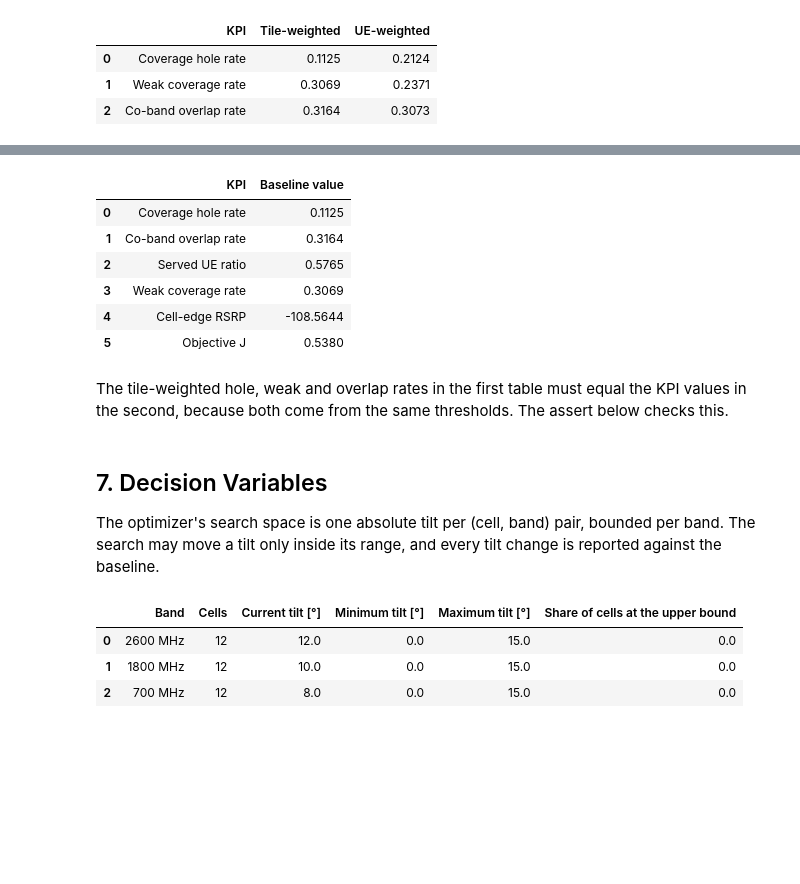
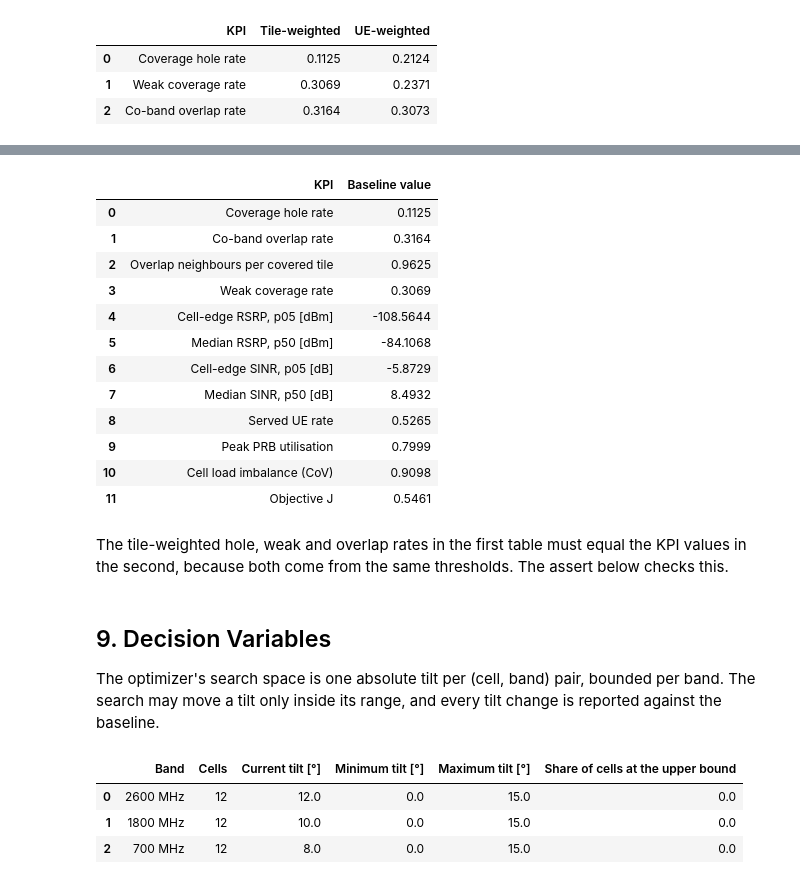
Before and after one commit to NguyenVu04/band-tilt, a Jupyter notebook: notebooks/02_preprocessing.ipynb, the cells around one changed output, grey strips where cells are left out. Drawn from its saved outputs; the diff is of its cells as text; code cells hidden in the pictures; blank space fills up the shorter version.

```diff
--- a/notebooks/02_preprocessing.ipynb
+++ b/notebooks/02_preprocessing.ipynb
@@ -159,7 +161,9 @@ $$\lambda_g = \left|\{\text{UE reports on tile } g\}\right| \geq 0$$
 
 The MDT is the subset of those rows the serving rule admits at the committed tilts. It is kept for later use; the search and evaluation use every UE row.
 # %%
-demand = np.bincount(
+# UE reports per tile, over the whole horizon. Not the demand map of
+# section 7: that is PRBs from the MDT, and it is smoothed.
+reports = np.bincount(
     ue["tile_row"].to_numpy(np.int64) * n_cols + ue["tile_col"].to_numpy(np.int64),
     minlength=n_rows * n_cols,
 ).reshape(n_rows, n_cols)
@@ -170,8 +174,8 @@ ue_overview = pd.DataFrame(
         ("MDT reports", len(mdt)),
         ("MDT share of UE reports", round(len(mdt) / len(ue), 4)),
         ("Intervals", ue["t_index"].nunique()),
-        ("Tiles with at least one report", int((demand > 0).sum())),
-        ("Share of tiles with a report", round(float((demand > 0).mean()), 4)),
+        ("Tiles with at least one report", int((reports > 0).sum())),
+        ("Share of tiles with a report", round(float((reports > 0).mean()), 4)),
         ("Hotspots", len(hotspots)),
     ],
     columns=["Property", "Value"],
@@ -391,0 +419,26 @@ weighted
+# %%
+demand_map = build_demand(mdt, artifacts, cfg)
+median_prb, tile_weight = demand_map[demand.MEDIAN_PRB], demand_map[demand.WEIGHT]
+reported = median_prb > 0
+
+# Where the weight actually lands, against how much ground it covers.
+order = np.sort(tile_weight.ravel())[::-1]
+share = np.cumsum(order)
+demand_summary = pd.DataFrame(
+    [
+        ("KDE bandwidth [m]", demand_map["bandwidth_m"]),
+        ("Uniform share of the weight", demand_map["uniform_share"]),
+        ("Tiles with an MDT report", int(reported.sum())),
+        ("Share of tiles with an MDT report", round(float(reported.mean()), 4)),
+        ("Median requested PRB, reported tiles: median", round(float(np.median(median_prb[reported])), 3)),
+        ("Median requested PRB, reported tiles: max", round(float(median_prb.max()), 3)),
+        ("Tile weights sum to", round(float(tile_weight.sum()), 6)),
+        ("Tiles holding half the weight", int(np.searchsorted(share, 0.5) + 1)),
+        ("Share of tiles holding half the weight", round(float((np.searchsorted(share, 0.5) + 1) / tile_weight.size), 4)),
+        ("Tiles holding 90% of the weight", int(np.searchsorted(share, 0.9) + 1)),
+    ],
+    columns=["Property", "Value"],
+    dtype=object,
+)
+save_table(demand_summary, "demand_map_summary")
+demand_summary
@@ -392,27 +504,33 @@ weighted
 # %%
-kpis = evaluate_kpis(rsrp, sinr, bands, ue, cfg).as_dict()
+kpis = evaluate_kpis(rsrp, sinr, bands, ue, cfg, weights=tile_weight).as_dict()
 network_kpis = readable(
     pd.DataFrame(
         {"kpi": list(MEASURE_NAMES), "Baseline value": [kpis[name] for name in MEASURE_NAMES]}
     )
 )
 save_table(network_kpis, "baseline_kpis")
 network_kpis
 # %% [output]
 |  | KPI | Baseline value |
 | 0 | Coverage hole rate | 0.1125 |
 | 1 | Co-band overlap rate | 0.3164 |
-| 2 | Served UE ratio | 0.5765 |
+| 2 | Overlap neighbours per covered tile | 0.9625 |
 | 3 | Weak coverage rate | 0.3069 |
-| 4 | Cell-edge RSRP | -108.5644 |
-| 5 | Objective J | 0.5380 |
+| 4 | Cell-edge RSRP, p05 [dBm] | -108.5644 |
+| 5 | Median RSRP, p50 [dBm] | -84.1068 |
+| 6 | Cell-edge SINR, p05 [dB] | -5.8729 |
+| 7 | Median SINR, p50 [dB] | 8.4932 |
+| 8 | Served UE rate | 0.5265 |
+| 9 | Peak PRB utilisation | 0.7999 |
+| 10 | Cell load imbalance (CoV) | 0.9098 |
+| 11 | Objective J | 0.5461 |
 # %% [markdown]
 The tile-weighted hole, weak and overlap rates in the first table must equal the KPI values in the second, because both come from the same thresholds. The assert below checks this.
 # %%
 for name in indicators:
     assert np.isclose(float(indicators[name].mean()), kpis[name]), name
 # %% [markdown]
-## 7. Decision Variables
+## 9. Decision Variables
 
 The optimizer's search space is one absolute tilt per (cell, band) pair, bounded per band. The search may move a tilt only inside its range, and every tilt change is reported against the baseline.
 # %%
```
Also changed, not shown: parts of 21 cells of this notebook, 42 other files.
